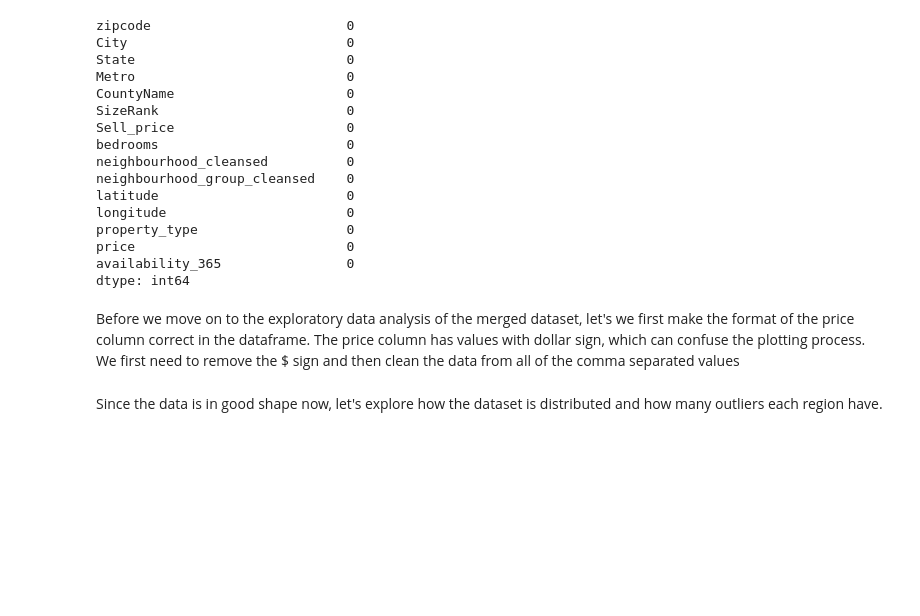
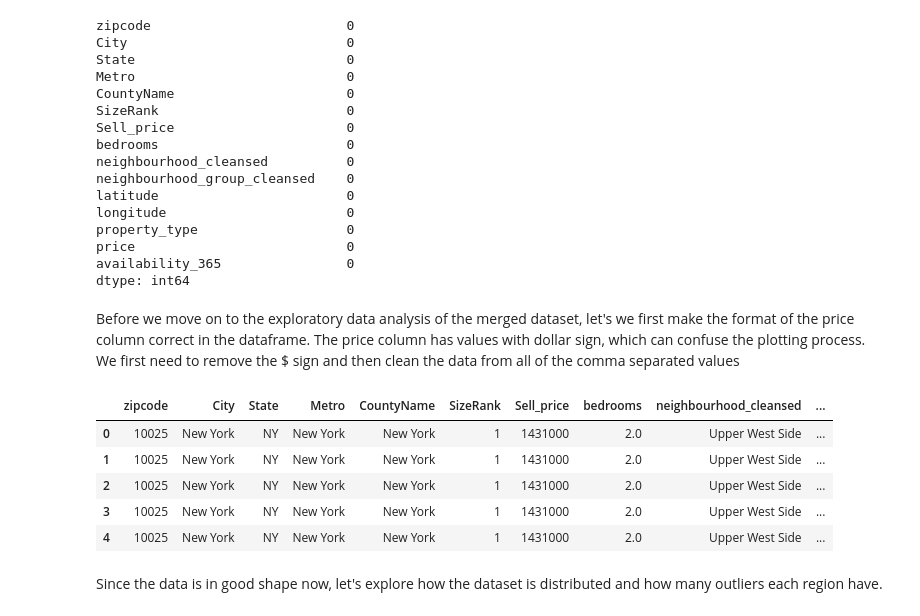
Before and after one commit to samerrkhann/temp, a Jupyter notebook: Data Challenge.ipynb, the cells around one changed output. Drawn from its saved outputs; the diff is of its cells as text; code cells hidden in the pictures; blank space fills up the shorter version.

```diff
--- a/Data Challenge.ipynb
+++ b/Data Challenge.ipynb
@@ -189,6 +191,7 @@ Now it's time to combine the two dataset
 #let's first make the names of the columns of the two datasets consistent
 df_zillow_shrinked = df_zillow_shrinked.rename({'RegionName':'zipcode'}, axis=1)
 df_zillow_shrinked['zipcode'] = df_zillow_shrinked['zipcode'].astype('str')
+df_airbnb_shrinked['zipcode'] = df_airbnb_shrinked['zipcode'].astype('str')
 df_zillow_shrinked.drop(['RegionID'],axis=1,inplace=True)
 # %%
 #let's rename the name of the final column to something that makes more sense
@@ -230,12 +233,26 @@ dtype: int64
 # %% [markdown]
 Before we move on to the exploratory data analysis of the merged dataset, let's we first make the format of the price column correct in the dataframe. The price column has values with dollar sign, which can confuse the plotting process. We first need to remove the $ sign and then clean the data from all of the comma separated values
 # %%
-#to remove $ sign
-zlw_bnb['price']=zlw_bnb['price'].apply(lambda x: x.split('$')[1])
-#to remove comma separated values
-zlw_bnb['price']=zlw_bnb['price'].astype(str).apply(lambda x : float(x.replace(',','')))
-#to make the price as float
-zlw_bnb['price']=zlw_bnb['price'].astype('float')
+def cleaner(df):
+    #to remove $ sign
+    df['price']=df['price'].apply(lambda x: x.split('$')[1])
+    #to remove comma separated values
+    df['price']=df['price'].astype(str).apply(lambda x : float(x.replace(',','')))
+    #to make the price as float
+    df['price']=df['price'].astype('float')
+    return df['price']
+# %%
+#let's apply the transformation
+zlw_bnb['price']=cleaner(zlw_bnb)
+# %%
+zlw_bnb.head()
+# %% [output]
+|  | zipcode | City | State | Metro | CountyName | SizeRank | Sell_price | bedrooms | neighbourhood_cleansed | ... |
+| 0 | 10025 | New York | NY | New York | New York | 1 | 1431000 | 2.0 | Upper West Side | ... |
+| 1 | 10025 | New York | NY | New York | New York | 1 | 1431000 | 2.0 | Upper West Side | ... |
+| 2 | 10025 | New York | NY | New York | New York | 1 | 1431000 | 2.0 | Upper West Side | ... |
+| 3 | 10025 | New York | NY | New York | New York | 1 | 1431000 | 2.0 | Upper West Side | ... |
+| 4 | 10025 | New York | NY | New York | New York | 1 | 1431000 | 2.0 | Upper West Side | ... |
 # %% [markdown]
 Since the data is in good shape now, let's explore how the dataset is distributed and how many outliers each region have.
 # %%
```
Also changed, not shown: parts of 40 cells of this notebook.
